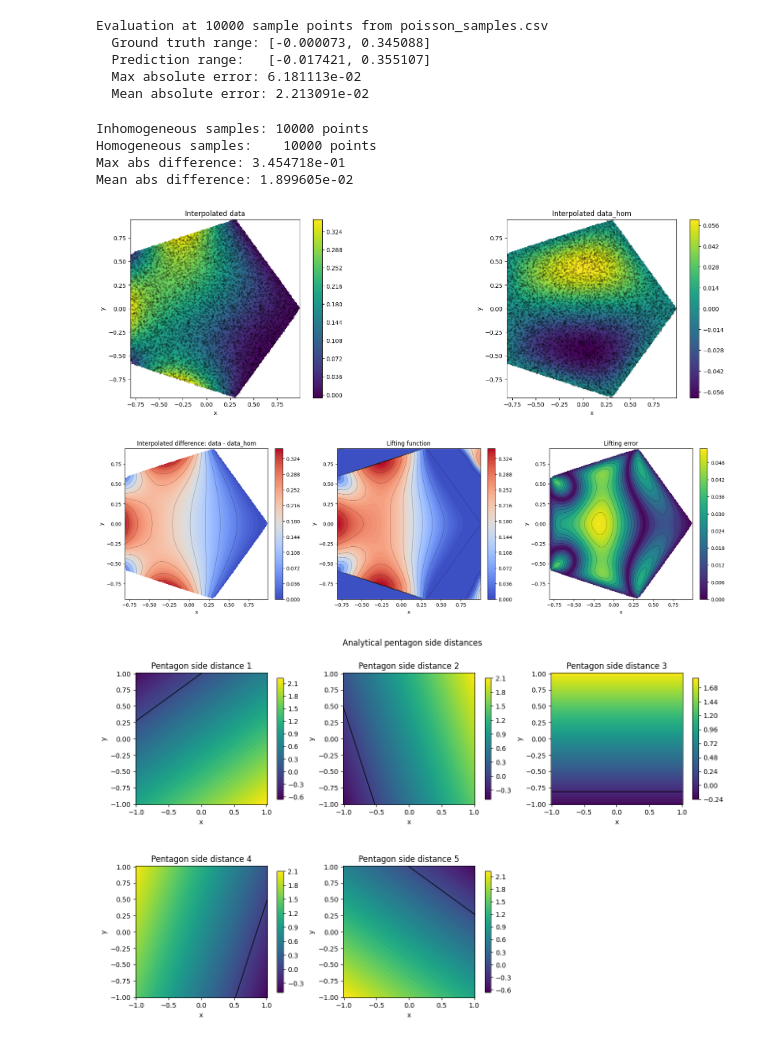
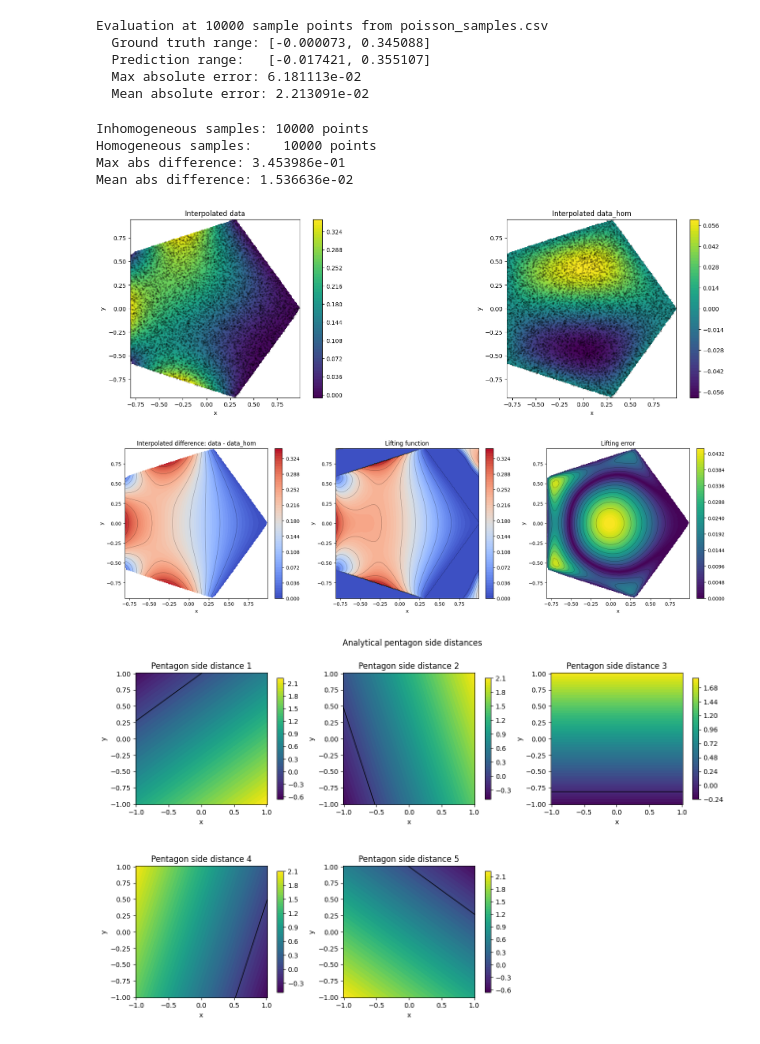
Before and after one commit to csgellert/NeuralIGA, a Jupyter notebook: advanced_neural_iga/advanced_colloc/colloc_results.ipynb, the cells around one changed output. Drawn from its saved outputs; the diff is of its cells as text; code cells hidden in the pictures.

Commit message:
alternative get_lifting functions

```diff
--- a/advanced_neural_iga/advanced_colloc/colloc_results.ipynb
+++ b/advanced_neural_iga/advanced_colloc/colloc_results.ipynb
@@ -223,8 +223,11 @@ U_diff = U_inh - U_hom
 #create stacked grid points for lifting function evaluation
 x_flattened = np.ravel(X)
 y_flattened = np.ravel(Y)
-lifting = ihbnd.get_lifting(model=model_MS,function_case = 11, num_sides=5, points = torch.tensor(np.column_stack((x_flattened, y_flattened)), dtype=torch.float64)).detach().cpu().numpy().reshape(X.shape)
+#lifting = ihbnd.get_lifting(model=model_MS,function_case = 11, num_sides=5, points = torch.tensor(np.column_stack((x_flattened, y_flattened)), dtype=torch.float64)).detach().cpu().numpy().reshape(X.shape)
 #lifting = ihbnd.get_lifting_R(model=model_MS,function_case = 11, num_sides=5, points = torch.tensor(np.column_stack((x_flattened, y_flattened)), dtype=torch.float64)).detach().cpu().numpy().reshape(X.shape)
+#lifting = ihbnd.get_lifting_tfi(model=model_MS,function_case = 11, num_sides=5, points = torch.tensor(np.column_stack((x_flattened, y_flattened)), dtype=torch.float64), smoothness=1, corner_strength=1).detach().cpu().numpy().reshape(X.shape)
+#lifting = ihbnd.get_lifting_corner(model=model_MS,function_case = 11, num_sides=5, points = torch.tensor(np.column_stack((x_flattened, y_flattened)), dtype=torch.float64), smoothness=1, closest_corner_only=False).detach().cpu().numpy().reshape(X.shape)
+lifting = ihbnd.get_lifting_polygon(model=model_MS,function_case = 11, num_sides=5, points = torch.tensor(np.column_stack((x_flattened, y_flattened)), dtype=torch.float64), smoothness=1, blend_method='wachspress').detach().cpu().numpy().reshape(X.shape)
 fig, axes = plt.subplots(1, 2, figsize=(18, 5), constrained_layout=True)
 fig2, axes2 = plt.subplots(1, 3, figsize=(18, 5), constrained_layout=True)
 plots = [
@@ -242,36 +245,36 @@ plots2 = [
 
 for ax, (values, title, cmap) in zip(axes, plots):
     values = np.ma.masked_invalid(values)
     im = ax.contourf(X, Y, values, levels=60, cmap=cmap)
     ax.scatter(pts_x, pts_y, s=4, c='k', alpha=0.15)
     ax.set_title(title)
     ax.set_xlabel('x')
     ax.set_ylabel('y')
     ax.set_aspect('equal', adjustable='box')
     fig.colorbar(im, ax=ax, fraction=0.046, pad=0.04)
 
 for ax, (values, title, cmap) in zip(axes2, plots2):
     values = np.ma.masked_invalid(values)
     im = ax.contourf(X, Y, values, levels=60, cmap=cmap)
     #ax.scatter(pts_x, pts_y, s=4, c='k', alpha=0.15)
     ax.contour(X, Y, values, levels=10, colors='k', linewidths=0.5, alpha=0.5)
     ax.set_title(title)
     ax.set_xlabel('x')
     ax.set_ylabel('y')
     ax.set_aspect('equal', adjustable='box')
     fig2.colorbar(im, ax=ax, fraction=0.046, pad=0.04)
 
 print(f"Inhomogeneous samples: {len(gt)} points")
 print(f"Homogeneous samples:    {len(gt_hom)} points")
 print(f"Max abs difference: {np.nanmax(np.abs(np.asarray(lift_error))):.6e}")
 print(f"Mean abs difference: {np.nanmean(np.abs(np.asarray(lift_error))):.6e}")
 # %% [output]
 Inhomogeneous samples: 10000 points
 Homogeneous samples:    10000 points
-Max abs difference: 3.454718e-01
-Mean abs difference: 1.899605e-02
+Max abs difference: 3.453986e-01
+Mean abs difference: 1.536636e-02
 [figure]
-[figure, old version]
+[figure, new version]
 # %%
 import importlib
 import numpy as np
```
Also changed, not shown: 2 other files.
